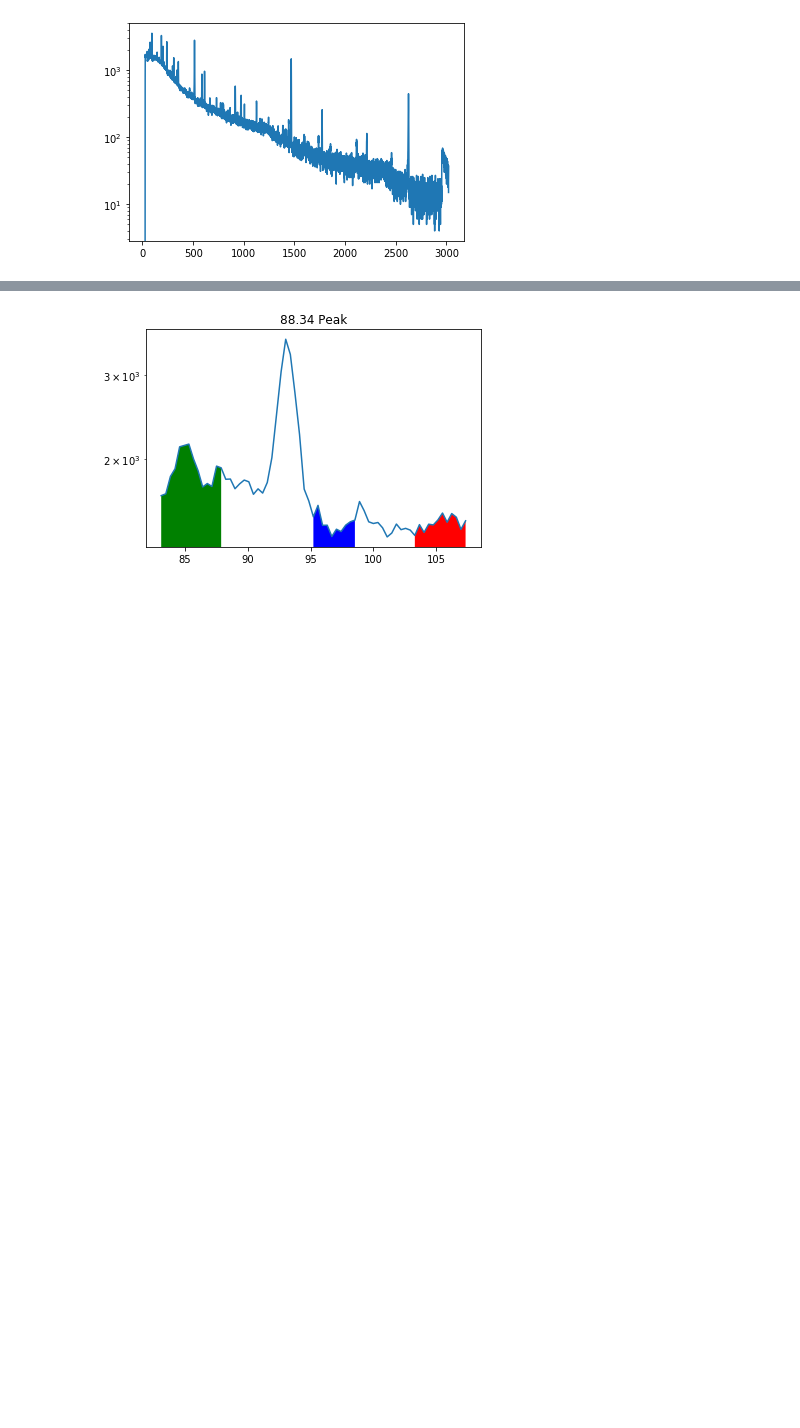
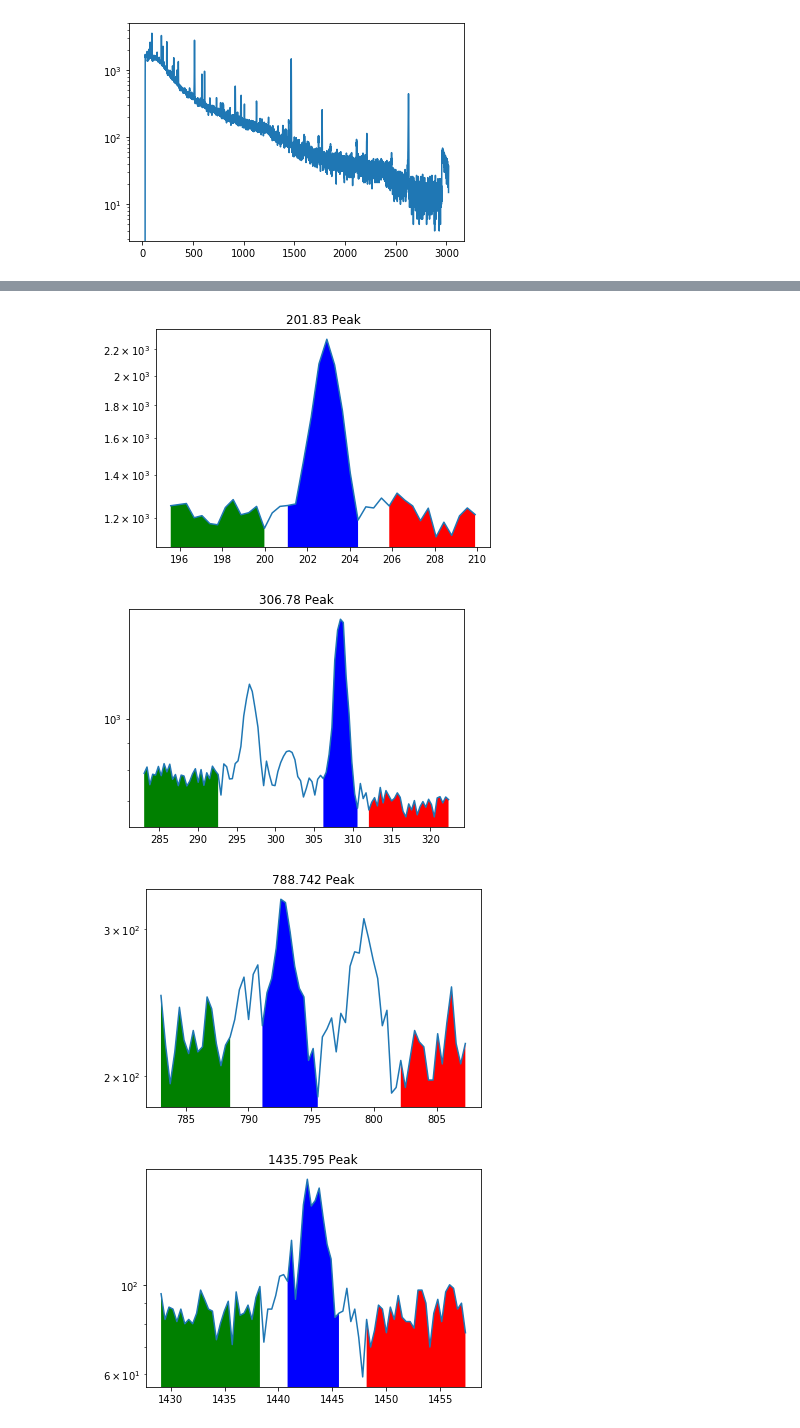
Before and after one commit to bearing/radwatch-analysis, a Jupyter notebook: NAA/Updated Eff Cal for F19 Fish.ipynb, the cells around one changed output, grey strips where cells are left out. Drawn from its saved outputs; the diff is of its cells as text; code cells hidden in the pictures; blank space fills up the shorter version.

```diff
--- a/NAA/Updated Eff Cal for F19 Fish.ipynb
+++ b/NAA/Updated Eff Cal for F19 Fish.ipynb
@@ -131,16 +206,20 @@ SpeFile: Reading file C:\Users\Daniel\Desktop\Radwatch\radwatch-analysis\backgro
 source_isotopes = np.array(['Lu_176_1','Lu_176_2','Lu_176_3',
                           'La_138_1','La_138_2',
                            'K-40']); #get counts under the peak subtrack the background
-source_energies = np.array([88.34,201.83,306.78,
+source_energies = np.array([#88.34,
+                            201.83,306.78,
                            788.742,1435.795,
                            1460.83]);
-source_activities = np.array([16.259,16.259,16.259,
+source_activities = np.array([#16.259,
+                              16.259,16.259,
                              11.646,11.646,
                               424.65]);#Bq/L, update this with correct mass, by .0098 g
-branching_ratio = np.array([0.11,0.86,0.94,
+branching_ratio = np.array([#0.11,
+                            0.86,0.94,
                            0.34,0.66,
                            0.11]);
-activities_uncer = np.array([1.6259,1.6259,1.6259,
+activities_uncer = np.array([#1.6259,
+                             1.6259,1.6259,
                             0.02329,0.02329,
                             0.8493])
 '''The real source energies:
@@ -201,10 +261,19 @@ for i in source_energies:
-# %%
-roi.set_sideband(float(source_energies[0]), 5, [[-2, -0.925], [.4, 1.2], [2, 3]])
-#roi.set_sideband(1460, 5, [[-2, -1], [-0.5, 0.725], [1, 2]])
-#roi.set_sideband(2614, 5, [[-2, -1], [-0.575, 0.675], [1, 2]])
-
-plot_peak_region(roi, spec, source_energies, float(source_energies[0]))
-#plot_peak_region(roi, spec, source_energies, 1460)
-#plot_peak_region(roi, spec, source_energies, 2614)
-# %% [output]
-[figure, removed]
+# %%
+#roi.set_sideband(float(source_energies[0]), 7, [[-.8, -.4], [-.4, .5], [.6, 1.2]])
+roi.set_sideband(float(source_energies[0]), 5, [[-1.5, -.5], [-.4, .4], [.5, 1.5]])
+roi.set_sideband(float(source_energies[1]), 5, [[-5, -3], [-.4, .6], [.8, 3]])
+roi.set_sideband(float(source_energies[2]), 5, [[-2, -.8], [-.4, .6], [1.8, 3]])
+roi.set_sideband(float(source_energies[3]), 5, [[-2.8, -.8], [-.5, .6], [1, 3]])
+roi.set_sideband(float(source_energies[4]), 5, [[-4, -2], [-1, .8], [1, 3]])
+
+#plot_peak_region(roi, spec, source_energies, float(source_energies[0]))
+plot_peak_region(roi, spec, source_energies, float(source_energies[0]))
+plot_peak_region(roi, spec, source_energies, float(source_energies[1]))
+plot_peak_region(roi, spec, source_energies, float(source_energies[2]))
+plot_peak_region(roi, spec, source_energies, float(source_energies[3]))
+plot_peak_region(roi, spec, source_energies, float(source_energies[4]))
+# %% [output]
+[figure, added]
+[figure, added]
+[figure, added]
+[figure, added]
```
Also changed, not shown: parts of 10 cells of this notebook, 2 other files.
